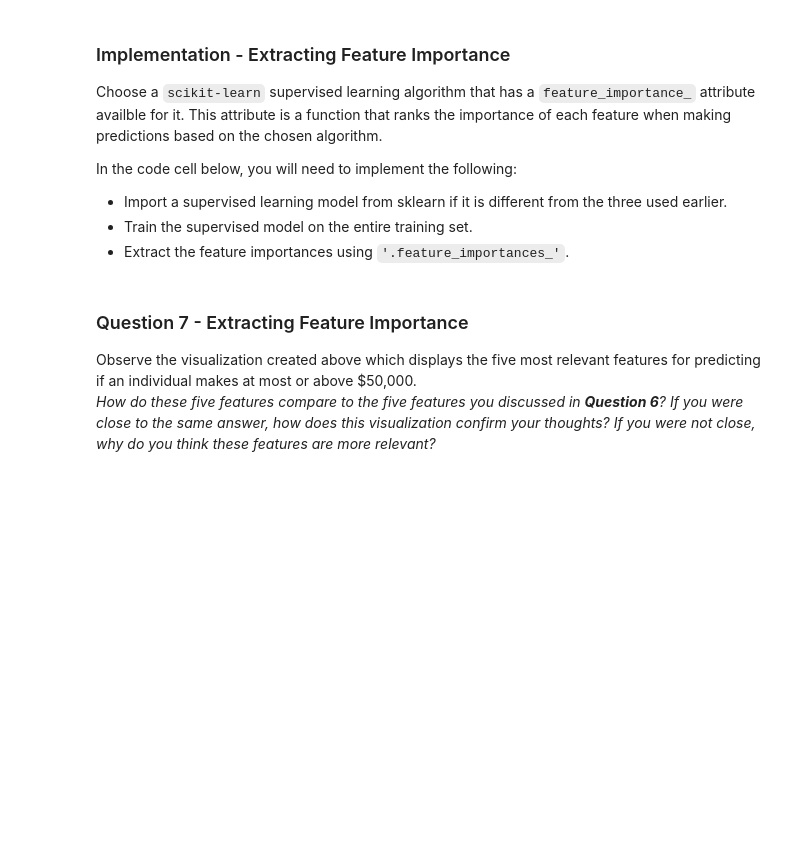
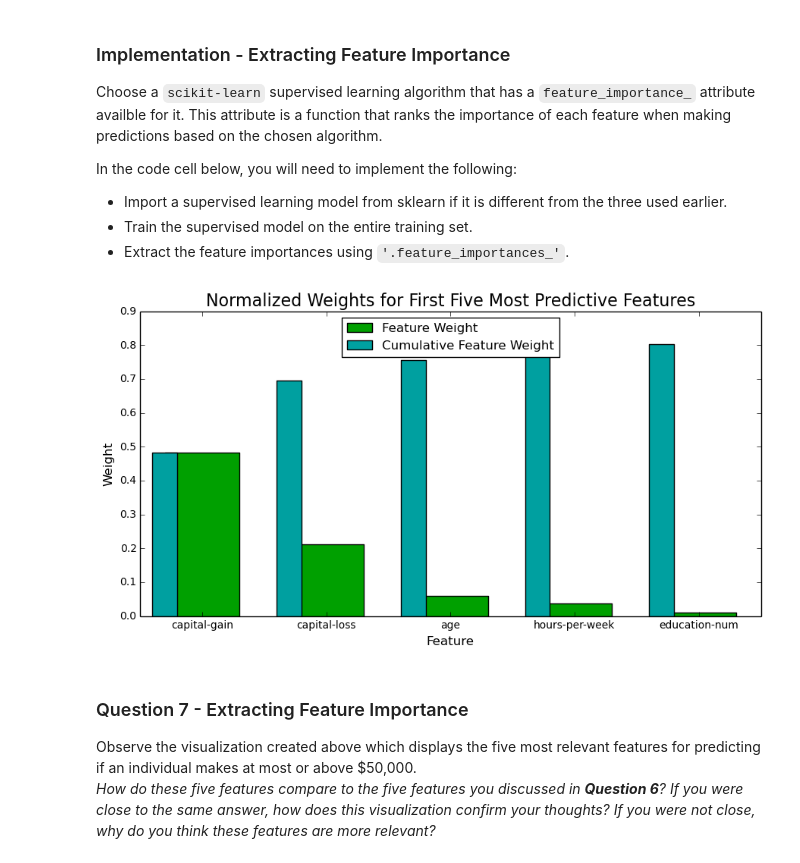
Before and after one commit to vharavu/mlndProj3, a Jupyter notebook: finding_donors.ipynb, the cells around one changed output. Saved outputs shown, nothing was run; the diff lists cells and outputs as text; code cells hidden in the pictures; blank space fills up the shorter version.

```diff
--- a/finding_donors.ipynb
+++ b/finding_donors.ipynb
@@ -407,24 +409,37 @@ Fine tune the chosen model. Use grid search (`GridSearchCV`) with at least one i
 **Note:** Depending on the algorithm chosen and the parameter list, the following implementation may take some time to run!
 # %%
 # TODO: Import 'GridSearchCV', 'make_scorer', and any other necessary libraries
+from sklearn.grid_search import GridSearchCV
+from sklearn.metrics import make_scorer
+from sklearn.linear_model import LogisticRegression
 
 # TODO: Initialize the classifier
-clf = None
+#clf = KNeighborsClassifier()
+#clf = LinearSVC(random_state=1)
+clf = AdaBoostClassifier(random_state=1)
 
 # TODO: Create the parameters list you wish to tune
-parameters = None
+#parameters = {'n_neighbors' : [10, 15]}
+#parameters = {'C' : [0.9, 1.0, 1.1], 'loss' : ['hinge', 'squared_hinge']}
+parameters = {'n_estimators' : [300, 400], 'algorithm' : ['SAMME', 'SAMME.R']}
 
 # TODO: Make an fbeta_score scoring object
-scorer = None
+scorer = make_scorer(fbeta_score, beta = 0.5)
 
 # TODO: Perform grid search on the classifier using 'scorer' as the scoring method
-grid_obj = None
+print "doing grid_obj\n"
+grid_obj = GridSearchCV(estimator=clf, param_grid=parameters, scoring=scorer, cv=10)
+print "finished grid_obj\n"
+#grid = GridSearchCV(estimator=regressor, param_grid=params, scoring=scoring_fnc, cv=cv_sets)
 
 # TODO: Fit the grid search object to the training data and find the optimal parameters
-grid_fit = None
+print "doing grid_obj.fit\n"
+grid_fit = grid_obj.fit(X_train, y_train)
+print "finished grid_obj.fit\n"
 
 # Get the estimator
 best_clf = grid_fit.best_estimator_
+print best_clf.get_params()
 
 # Make predictions using the unoptimized and model
 predictions = (clf.fit(X_train, y_train)).predict(X_test)
@@ -474,14 +519,16 @@ In the code cell below, you will need to implement the following:
 # %%
 # TODO: Import a supervised learning model that has 'feature_importances_'
 
 # TODO: Train the supervised model on the training set
-model = None
+model = best_clf
 
 # TODO: Extract the feature importances
-importances = None
+importances = model.feature_importances_
 
 # Plot
 vs.feature_plot(importances, X_train, y_train)
+# %% [output]
+[figure, added]
 # %% [markdown]
 ### Question 7 - Extracting Feature Importance
 
```
Also changed, not shown: parts of 14 cells of this notebook.
